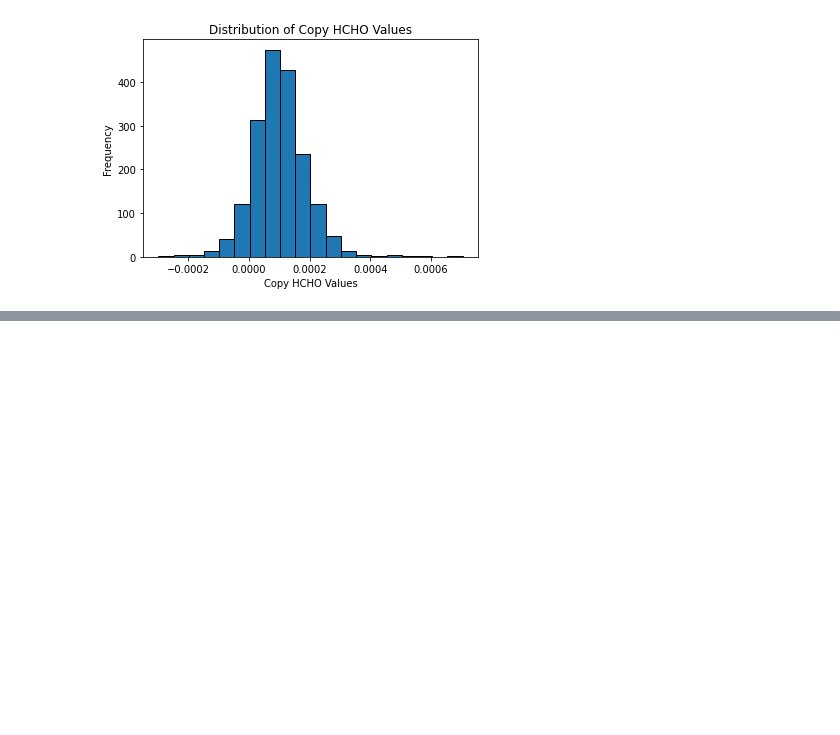
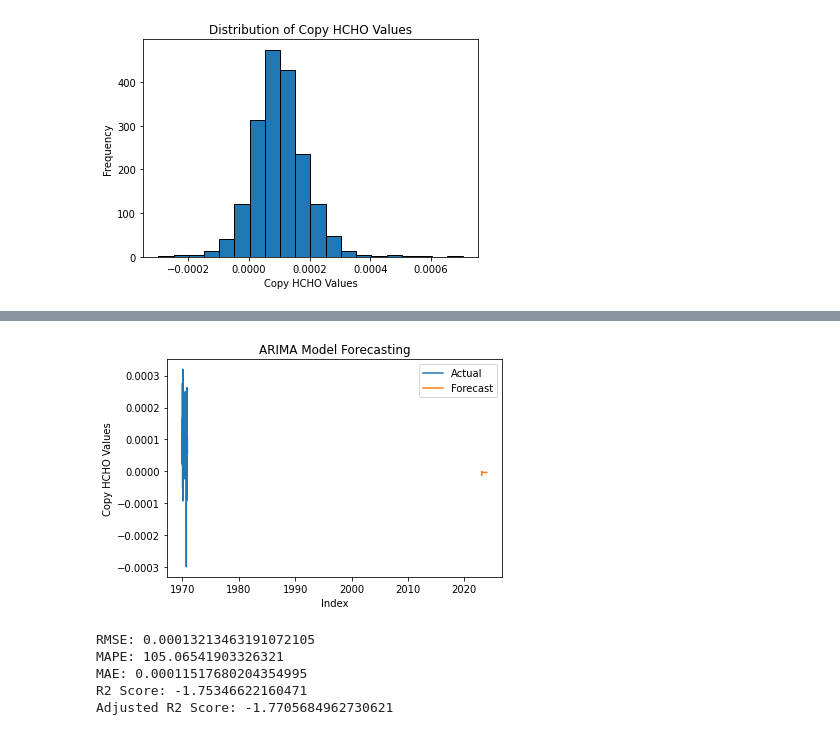
Before and after one commit to Praveen-Rajes/Analyzing-HCHO-Gas-Levels-in-Sri-Lanka-ARIMA, a Jupyter notebook: Data_Preprocessing.ipynb, the cells around one changed output, grey strips where cells are left out. Cells and saved outputs as stored; diff of their text form; code cells hidden in the pictures; blank space fills up the shorter version.

```diff
--- a/Data_Preprocessing.ipynb
+++ b/Data_Preprocessing.ipynb
@@ -247,0 +349,59 @@ plt.show()
+# %%
+# Arima model for Kandy_df['copy HCHO values']
+
+from statsmodels.tsa.arima.model import ARIMA
+
+# Splitting the data into training and testing sets
+train = Kandy_df['copy HCHO values'][:1500]
+test = Kandy_df['copy HCHO values'][1500:]
+
+# Fitting the ARIMA model
+model = ARIMA(train, order=(1, 1, 0))
+model = model.fit()
+
+# Forecasting the values
+forecast = model.predict(start=1500,end=1824,dynamic=True)
+
+
+# Plotting the results
+plt.plot(test.values, label='Actual')
+plt.plot(forecast, label='Forecast')
+plt.xlabel('Index')
+plt.ylabel('Copy HCHO Values')
+plt.title('ARIMA Model Forecasting')
+plt.legend()
+plt.show()
+
+# Calculating the RMSE
+from sklearn.metrics import mean_squared_error
+import numpy as np
+
+rmse = np.sqrt(mean_squared_error(test, forecast))
+print(f'RMSE: {rmse}')
+
+# Calculating the MAPE
+mape = np.mean(np.abs((test - forecast) / test)) * 100
+print(f'MAPE: {mape}')
+
+# Calculating the MAE
+mae = np.mean(np.abs(test - forecast))
+print(f'MAE: {mae}')
+
+# Calculating the R2 Score
+from sklearn.metrics import r2_score
+
+r2 = r2_score(test, forecast)
+print(f'R2 Score: {r2}')
+
+# Calculating the Adjusted R2 Score
+n = len(test)
+p = 2
+adj_r2 = 1 - (1 - r2) * ((n - 1) / (n - p - 1))
+print(f'Adjusted R2 Score: {adj_r2}')
+# %% [output]
+[figure, added]
+RMSE: 0.00013213463191072105
+MAPE: 105.06541903326321
+MAE: 0.00011517680204354995
+R2 Score: -1.75346622160471
+Adjusted R2 Score: -1.7705684962730621
```
Also changed, not shown: parts of 27 cells of this notebook.
